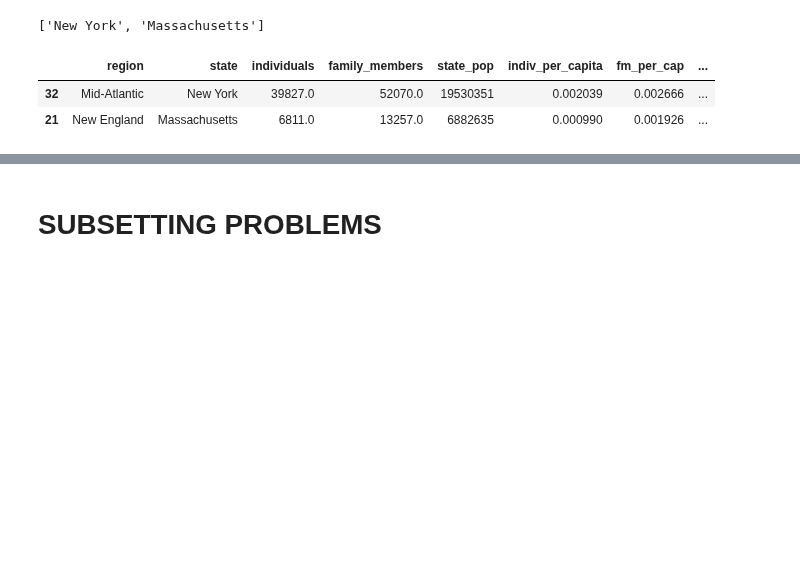
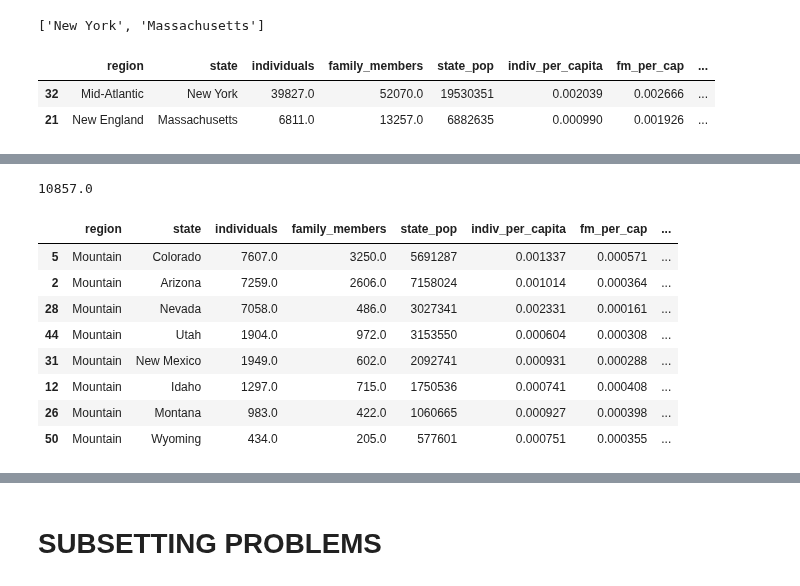
Before and after one commit to S827/python-programs, a Jupyter notebook: EDAPractice/DMWithPandas/CH1_TransformingDataframes/Homelessness_Exercise.ipynb, the cells around one changed output, grey strips where cells are left out. Cells and saved outputs as stored; diff of their text form; code cells hidden in the pictures; blank space fills up the shorter version.

```diff
--- a/EDAPractice/DMWithPandas/CH1_TransformingDataframes/Homelessness_Exercise.ipynb
+++ b/EDAPractice/DMWithPandas/CH1_TransformingDataframes/Homelessness_Exercise.ipynb
@@ -659,0 +686,17 @@ o	Questions:
+# %%
+# 2.	What is the total number of homeless people in the state with the highest count in the Mountain region?
+hl_tot_mountain = hl_reg_th[hl_reg_th['region'] == 'Mountain']
+tot_num_hl_hi_mountain = hl_tot_mountain.iloc[0, 7]
+print(tot_num_hl_hi_mountain)
+hl_tot_mountain
+# %% [output]
+10857.0
+|  | region | state | individuals | family_members | state_pop | indiv_per_capita | fm_per_cap | ... |
+| 5 | Mountain | Colorado | 7607.0 | 3250.0 | 5691287 | 0.001337 | 0.000571 | ... |
+| 2 | Mountain | Arizona | 7259.0 | 2606.0 | 7158024 | 0.001014 | 0.000364 | ... |
+| 28 | Mountain | Nevada | 7058.0 | 486.0 | 3027341 | 0.002331 | 0.000161 | ... |
+| 44 | Mountain | Utah | 1904.0 | 972.0 | 3153550 | 0.000604 | 0.000308 | ... |
+| 31 | Mountain | New Mexico | 1949.0 | 602.0 | 2092741 | 0.000931 | 0.000288 | ... |
+| 12 | Mountain | Idaho | 1297.0 | 715.0 | 1750536 | 0.000741 | 0.000408 | ... |
+| 26 | Mountain | Montana | 983.0 | 422.0 | 1060665 | 0.000927 | 0.000398 | ... |
+| 50 | Mountain | Wyoming | 434.0 | 205.0 | 577601 | 0.000751 | 0.000355 | ... |
```
Also changed, not shown: parts of 5 cells of this notebook.
